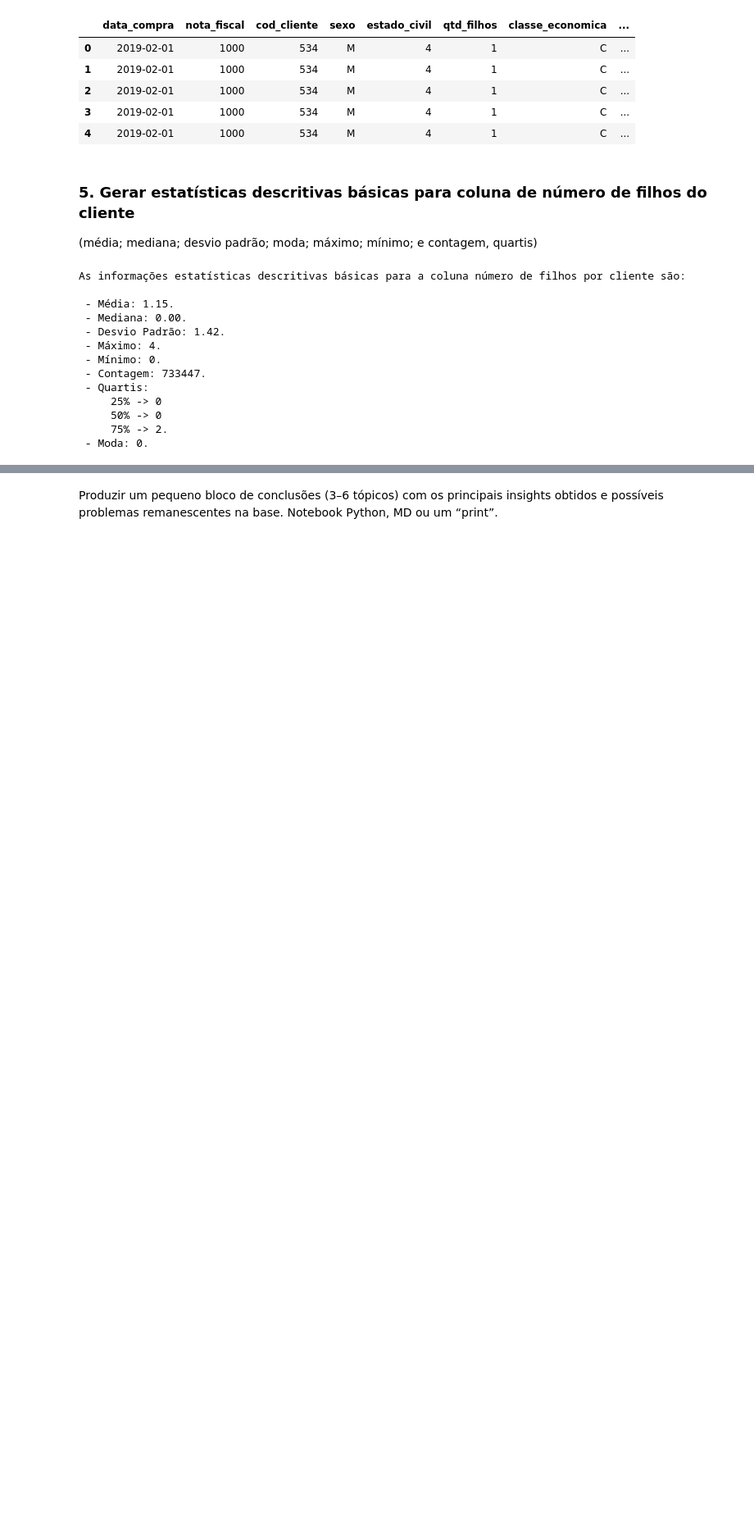
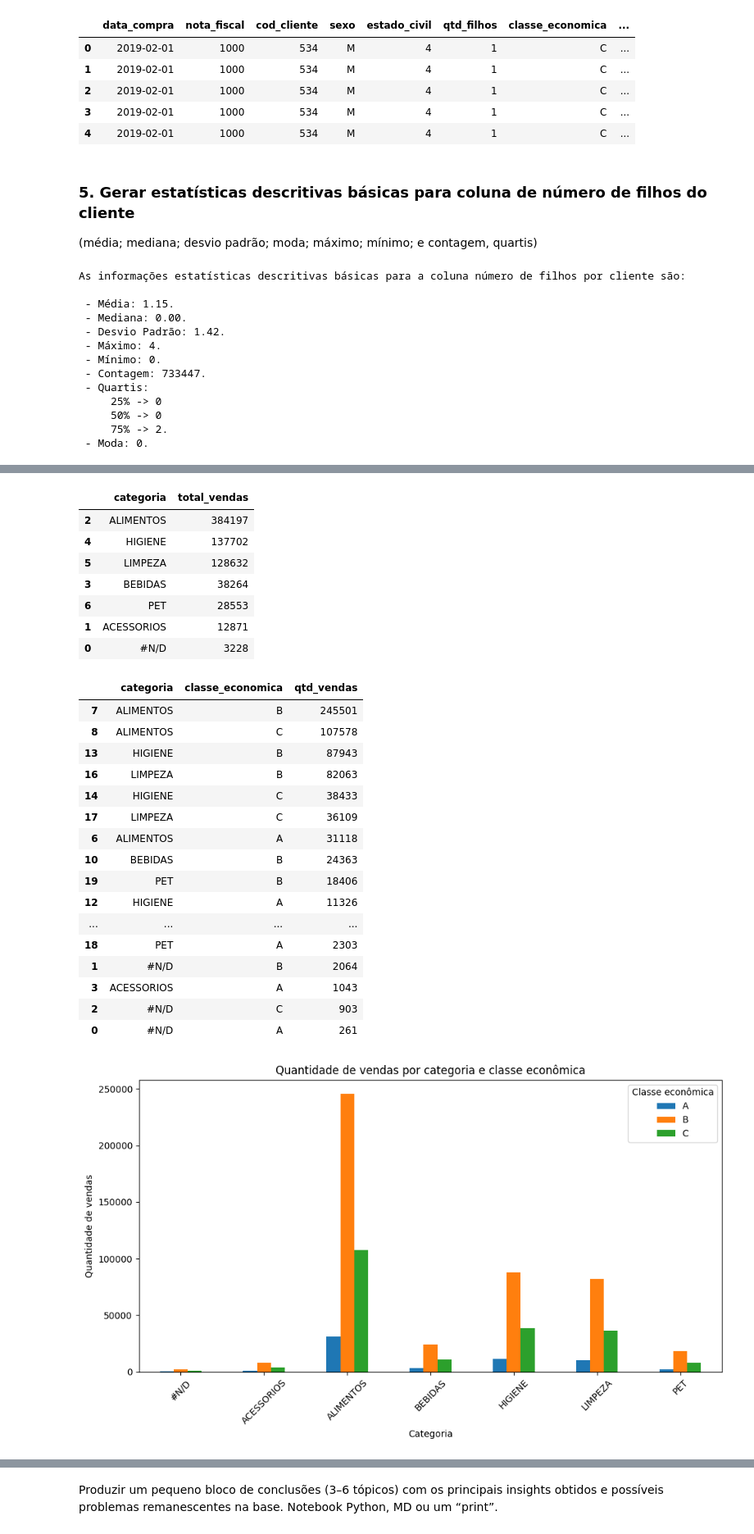
Before and after one commit to laisalegri/miniprojeto, a Jupyter notebook: miniprojeto_lais.ipynb, the cells around one changed output, grey strips where cells are left out. Shown at 82% size. Drawn from its saved outputs; the diff is of its cells as text; code cells hidden in the pictures; blank space fills up the shorter version.

Commit message:
Criando as análises e gráficos

```diff
--- a/miniprojeto_lais.ipynb
+++ b/miniprojeto_lais.ipynb
@@ -52,10 +52,10 @@ Rodando localmente (VS Code) — o arquivo já está em dataset/, na pasta deste
 # %%
 # Carregando o arquivo varejo.csv como um DataFrame com o Pandas
 
-vendas = pd.read_csv("dataset/varejo.csv", sep=';')
+vendas = pd.read_csv("dataset/Base Varejo.csv", sep=';')
 
 # Shape exibe a quantidade de linhas e colunas
-print(f"A base varejo.csv possui {vendas.shape[0]} registros (linhas) e {vendas.shape[1]} colunas.\n")
+print(f"A 'Base Varejo.csv' possui {vendas.shape[0]} registros (linhas) e {vendas.shape[1]} colunas.\n")
 
 print(f"As colunas existentes e o tipo de dados de cada uma delas pode ser verificado abaixo:")
 
@@ -336,0 +402,68 @@ As informações estatísticas descritivas básicas para a coluna número de fil
+# %%
+vendas_categoria = (
+    vendas_renomeado
+    .groupby(["categoria"])
+    .size()
+    .reset_index(name="total_vendas")
+    .sort_values("total_vendas", ascending=False)
+)
+
+display(vendas_categoria)
+
+vendas_categoria_classe = (
+    vendas_renomeado
+    .groupby(["categoria", "classe_economica"])
+    .size()
+    .reset_index(name="qtd_vendas")
+    .sort_values("qtd_vendas", ascending=False)
+)
+
+display(vendas_categoria_classe)
+
+# Gráfico
+
+grafico = vendas_categoria_classe.pivot(
+    index="categoria",
+    columns="classe_economica",
+    values="qtd_vendas"
+)
+
+grafico.plot(
+    kind="bar",
+    figsize=(10, 6)
+)
+
+plt.title("Quantidade de vendas por categoria e classe econômica")
+plt.xlabel("Categoria")
+plt.ylabel("Quantidade de vendas")
+plt.xticks(rotation=45)
+plt.legend(title="Classe econômica")
+plt.tight_layout()
+plt.show()
+# %% [output]
+|  | categoria | total_vendas |
+| 2 | ALIMENTOS | 384197 |
+| 4 | HIGIENE | 137702 |
+| 5 | LIMPEZA | 128632 |
+| 3 | BEBIDAS | 38264 |
+| 6 | PET | 28553 |
+| 1 | ACESSORIOS | 12871 |
+| 0 | #N/D | 3228 |
+|  | categoria | classe_economica | qtd_vendas |
+| 7 | ALIMENTOS | B | 245501 |
+| 8 | ALIMENTOS | C | 107578 |
+| 13 | HIGIENE | B | 87943 |
+| 16 | LIMPEZA | B | 82063 |
+| 14 | HIGIENE | C | 38433 |
+| 17 | LIMPEZA | C | 36109 |
+| 6 | ALIMENTOS | A | 31118 |
+| 10 | BEBIDAS | B | 24363 |
+| 19 | PET | B | 18406 |
+| 12 | HIGIENE | A | 11326 |
+| ... | ... | ... | ... |
+| 18 | PET | A | 2303 |
+| 1 | #N/D | B | 2064 |
+| 3 | ACESSORIOS | A | 1043 |
+| 2 | #N/D | C | 903 |
+| 0 | #N/D | A | 261 |
+[figure, added]
```
Also changed, not shown: parts of 13 cells of this notebook, 2 other files.
